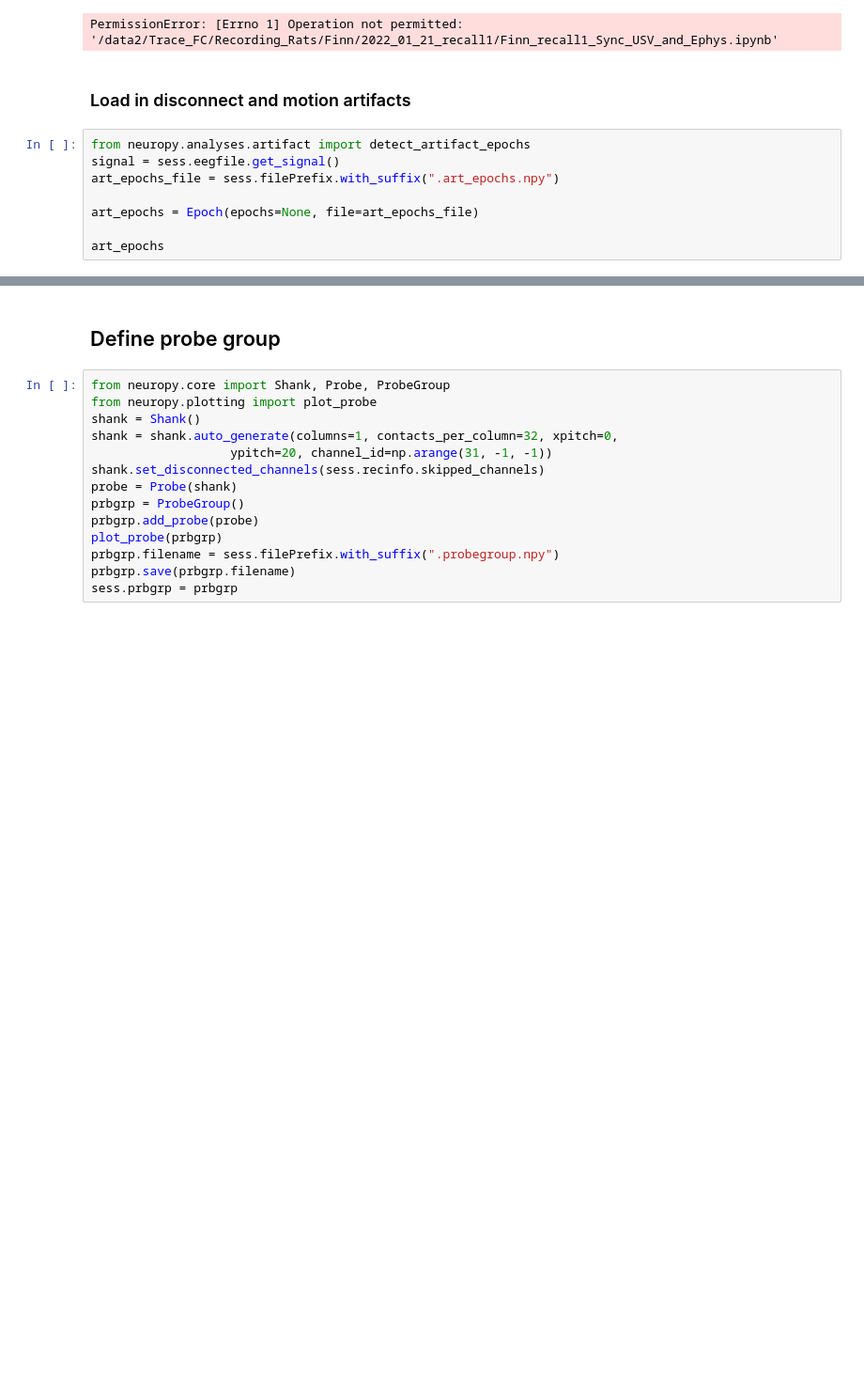
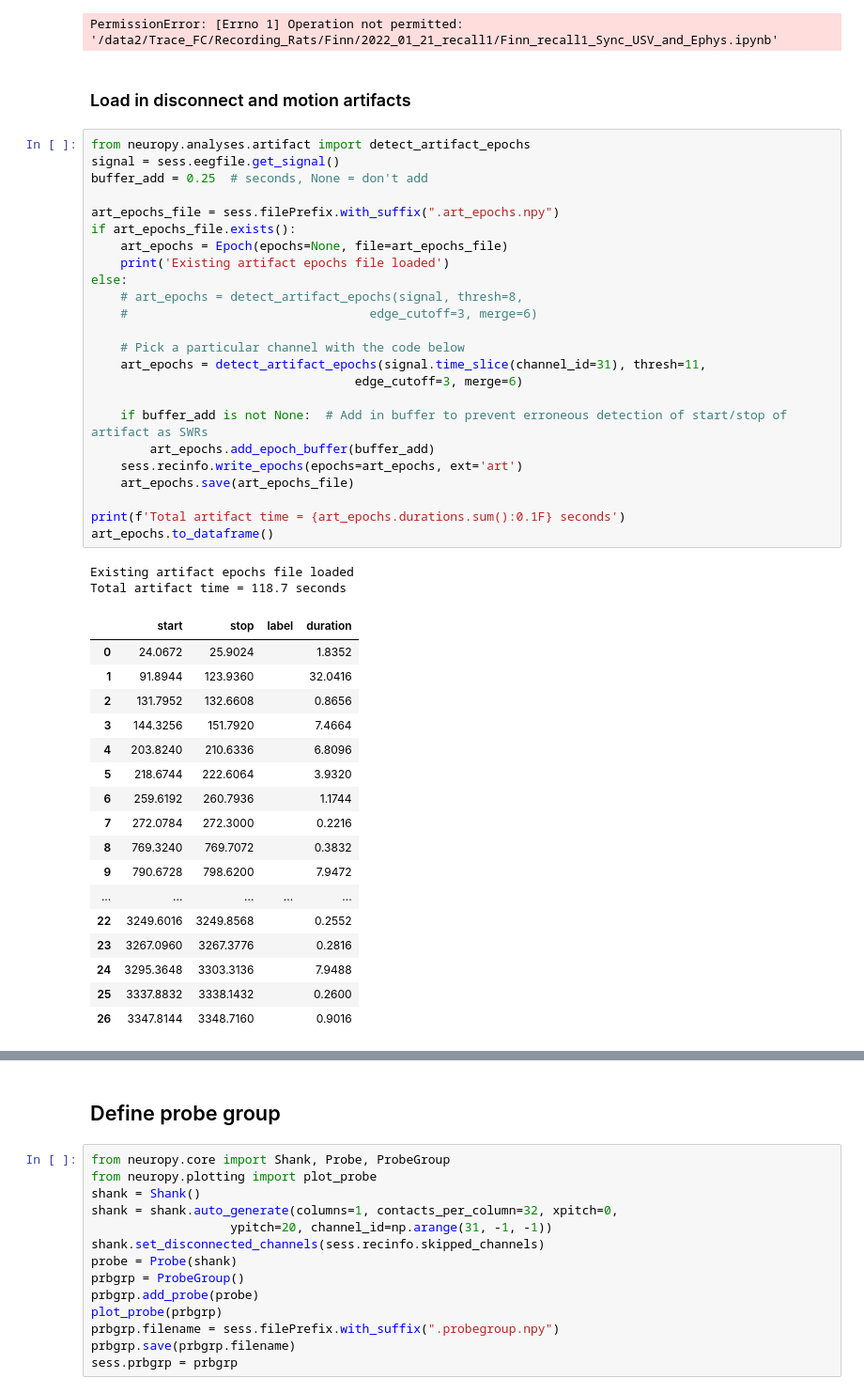
Before and after one commit to nkinsky/TraceFC, a Jupyter notebook: Notebooks/Sync_USV_and_Ephys.ipynb, the cells around one changed output, grey strips where cells are left out. Shown at 94% size. Saved outputs shown, nothing was run; the diff lists cells and outputs as text; blank space fills up the shorter version.

```diff
--- a/Notebooks/Sync_USV_and_Ephys.ipynb
+++ b/Notebooks/Sync_USV_and_Ephys.ipynb
@@ -100,11 +97,47 @@ PermissionError: [Errno 1] Operation not permitted: '/data2/Trace_FC/Recording_R
 # %%
 from neuropy.analyses.artifact import detect_artifact_epochs
 signal = sess.eegfile.get_signal()
+buffer_add = 0.25  # seconds, None = don't add
+
 art_epochs_file = sess.filePrefix.with_suffix(".art_epochs.npy")
+if art_epochs_file.exists():
+    art_epochs = Epoch(epochs=None, file=art_epochs_file)
+    print('Existing artifact epochs file loaded')
+else:
+    # art_epochs = detect_artifact_epochs(signal, thresh=8,
+    #                                 edge_cutoff=3, merge=6)
 
-art_epochs = Epoch(epochs=None, file=art_epochs_file)
+    # Pick a particular channel with the code below
+    art_epochs = detect_artifact_epochs(signal.time_slice(channel_id=31), thresh=11,
+                                    edge_cutoff=3, merge=6)
 
-art_epochs
+    if buffer_add is not None:  # Add in buffer to prevent erroneous detection of start/stop of artifact as SWRs
+        art_epochs.add_epoch_buffer(buffer_add)
+    sess.recinfo.write_epochs(epochs=art_epochs, ext='art')
+    art_epochs.save(art_epochs_file)
+
+print(f'Total artifact time = {art_epochs.durations.sum():0.1F} seconds')
+art_epochs.to_dataframe()
+# %% [output]
+Existing artifact epochs file loaded
+Total artifact time = 118.7 seconds
+|  | start | stop | label | duration |
+| 0 | 24.0672 | 25.9024 |  | 1.8352 |
+| 1 | 91.8944 | 123.9360 |  | 32.0416 |
+| 2 | 131.7952 | 132.6608 |  | 0.8656 |
+| 3 | 144.3256 | 151.7920 |  | 7.4664 |
+| 4 | 203.8240 | 210.6336 |  | 6.8096 |
+| 5 | 218.6744 | 222.6064 |  | 3.9320 |
+| 6 | 259.6192 | 260.7936 |  | 1.1744 |
+| 7 | 272.0784 | 272.3000 |  | 0.2216 |
+| 8 | 769.3240 | 769.7072 |  | 0.3832 |
+| 9 | 790.6728 | 798.6200 |  | 7.9472 |
+| ... | ... | ... | ... | ... |
+| 22 | 3249.6016 | 3249.8568 |  | 0.2552 |
+| 23 | 3267.0960 | 3267.3776 |  | 0.2816 |
+| 24 | 3295.3648 | 3303.3136 |  | 7.9488 |
+| 25 | 3337.8832 | 3338.1432 |  | 0.2600 |
+| 26 | 3347.8144 | 3348.7160 |  | 0.9016 |
 # %%
 %matplotlib widget
 
```
Also changed, not shown: parts of 21 cells of this notebook.
